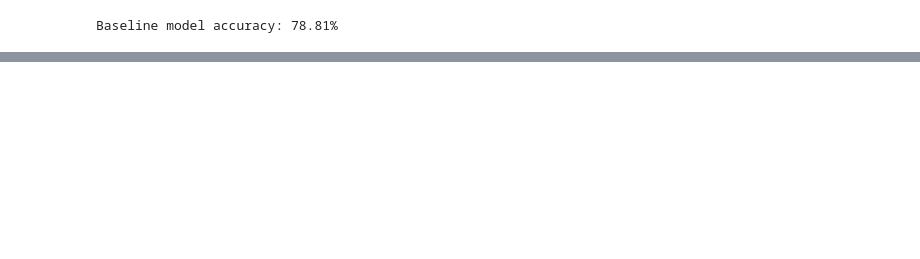
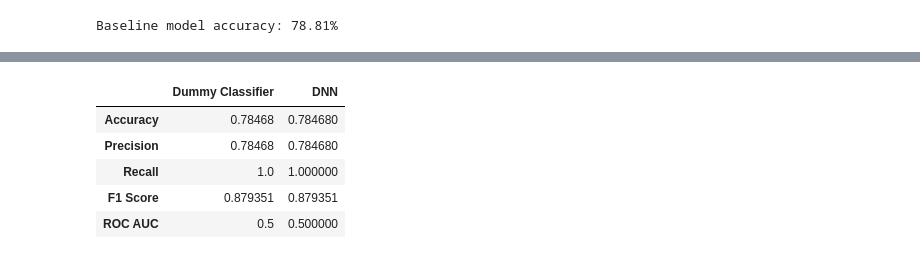
Before and after one commit to Timofeid/berkeley_capstone_project, a Jupyter notebook: notebook.ipynb, the cells around one changed output, grey strips where cells are left out. Cells and saved outputs as stored; diff of their text form; code cells hidden in the pictures; blank space fills up the shorter version.

```diff
--- a/notebook.ipynb
+++ b/notebook.ipynb
@@ -607,0 +582,33 @@ r
+# %%
+from tensorflow.keras.models import Sequential
+from tensorflow.keras.layers import Dense, Dropout
+
+modelK = Sequential()
+modelK.add(Dense(128, activation = 'relu'))
+modelK.add(Dropout(0.2))
+modelK.add(Dense(64, activation = 'relu'))
+modelK.add(Dropout(0.2))
+modelK.add(Dense(32, activation = 'relu'))
+modelK.add(Dropout(0.2))
+modelK.add(Dense(1, activation = 'sigmoid'))
+modelK.compile(loss = 'bce', metrics = ['acc'])
+
+preprocessor.fit(X)
+X_train_trans = preprocessor.transform(X_train)
+X_test_trans = preprocessor.transform(X_test)
+
+history = modelK.fit(X_train_trans, y_train, validation_data = (X_test_trans, y_test),
+           epochs = 200, verbose = 0 )
+
+y_pred = modelK.predict(X_test_trans)
+y_pred = (y_pred > 0.5).astype(int)
+
+results = {
+    'Accuracy': accuracy_score(y_test, y_pred),
+    'Precision': precision_score(y_test, y_pred),
+    'Recall': recall_score(y_test, y_pred),
+    'F1 Score': f1_score(y_test, y_pred),
+    'ROC AUC': roc_auc_score(y_test, y_pred)
+}
+
+results
@@ -607,0 +622,14 @@ r
+# %%
+# print Dummy Classifier results
+dcr = results_df.loc['Dummy Classifier'][['Accuracy', 'Precision', 'Recall', 'F1 Score', 'ROC AUC']]
+
+#add results to dcr
+comparison_df = pd.concat([dcr, pd.Series(results, name='DNN')], axis=1)
+comparison_df
+# %% [output]
+|  | Dummy Classifier | DNN |
+| Accuracy | 0.78468 | 0.784680 |
+| Precision | 0.78468 | 0.784680 |
+| Recall | 1.0 | 1.000000 |
+| F1 Score | 0.879351 | 0.879351 |
+| ROC AUC | 0.5 | 0.500000 |
```
Also changed, not shown: parts of 23 cells of this notebook, 1 other file.
